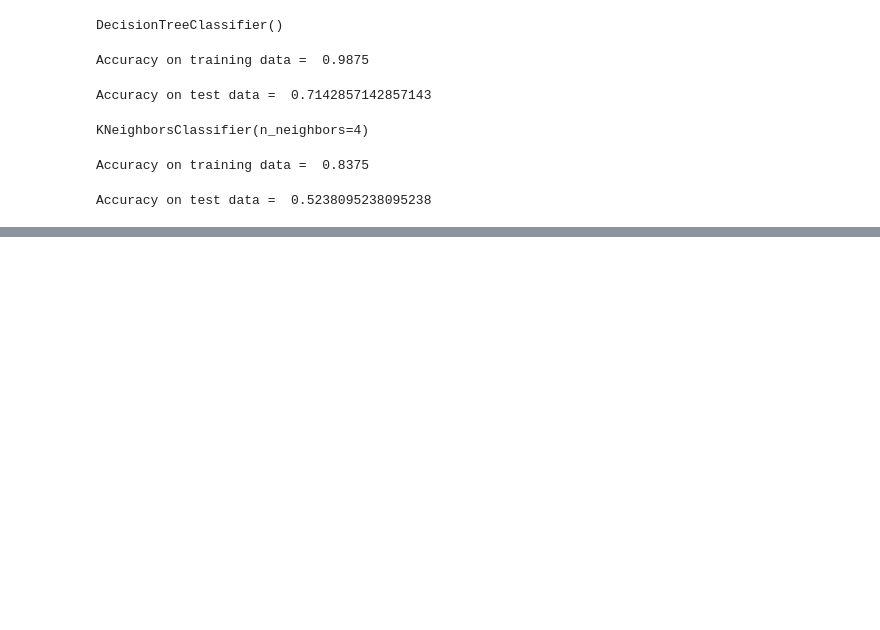
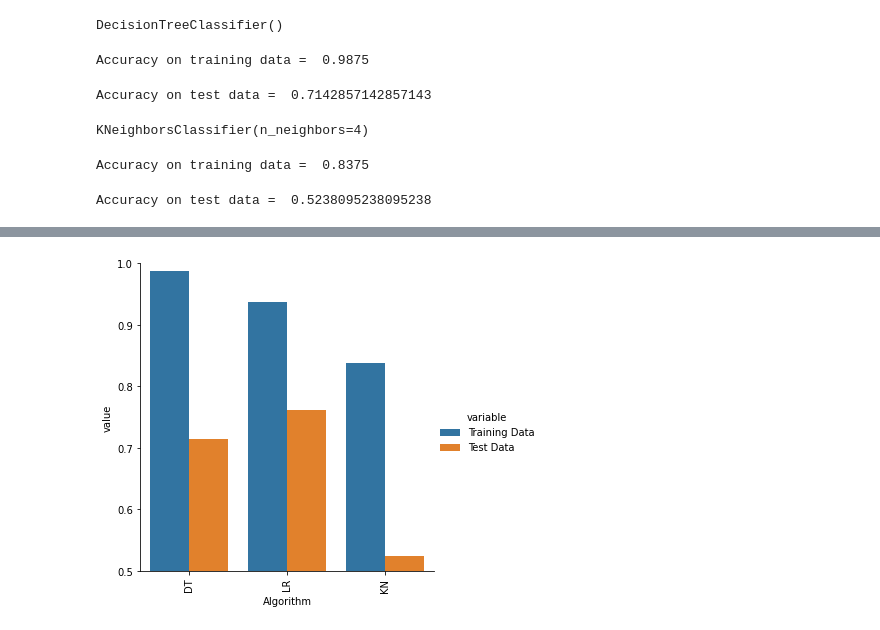
Before and after one commit to melinashk/ai-health-project, a Jupyter notebook: Artificial_Intelligence_Project.ipynb, the cells around one changed output, grey strips where cells are left out. Saved outputs shown, nothing was run; the diff lists cells and outputs as text; code cells hidden in the pictures; blank space fills up the shorter version.

```diff
--- a/Artificial_Intelligence_Project.ipynb
+++ b/Artificial_Intelligence_Project.ipynb
@@ -347,3 +366,14 @@ KN_test_data_accuracy = accuracy_score(Y_test, X_test_prediction)
 print('Accuracy on test data = ', KN_test_data_accuracy)
 # %% [output]
 Accuracy on test data =  0.5238095238095238
+# %%
+
+clfs = {
+    'KN': KN_model,
+    'DT': DT_model,
+    'LR': LR_model,
+}
+train_accuracy = [KN_training_data_accuracy, DT_training_data_accuracy, LR_training_data_accuracy]
+test_accuracy = [KN_test_data_accuracy, DT_test_data_accuracy, LR_test_data_accuracy]
+# %%
+performance_df = pd.DataFrame({'Algorithm':clfs.keys(),'Training Data':train_accuracy,'Test Data':test_accuracy}).sort_values('Training Data',ascending=False)
@@ -349,0 +387,5 @@ Accuracy on test data =  0.5238095238095238
+# %%
+
+performance_df1 = pd.melt(performance_df, id_vars = "Algorithm")
+
+performance_df1
@@ -349,0 +400,8 @@ Accuracy on test data =  0.5238095238095238
+# %%
+sns.catplot(x = 'Algorithm', y='value',
+               hue = 'variable',data=performance_df1, kind='bar',height=5)
+plt.ylim(0.5,1.0)
+plt.xticks(rotation='vertical')
+plt.show()
+# %% [output]
+[figure, added]
```
Also changed, not shown: parts of 9 cells of this notebook.
